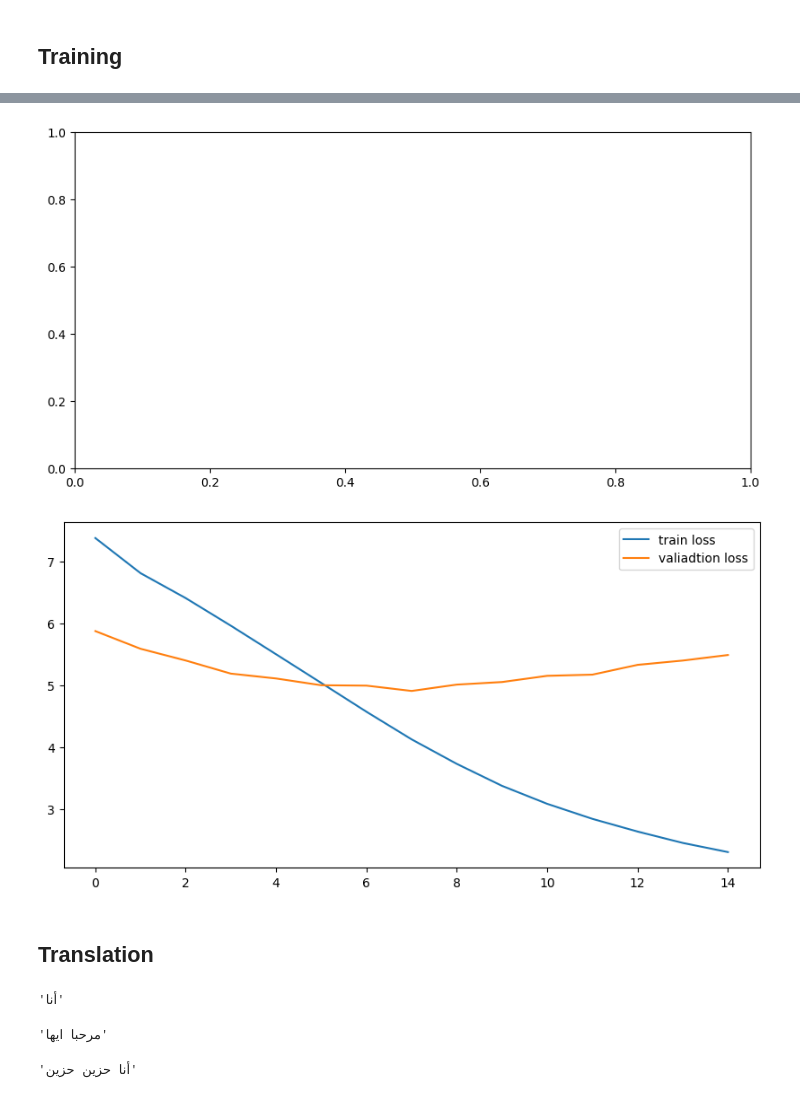
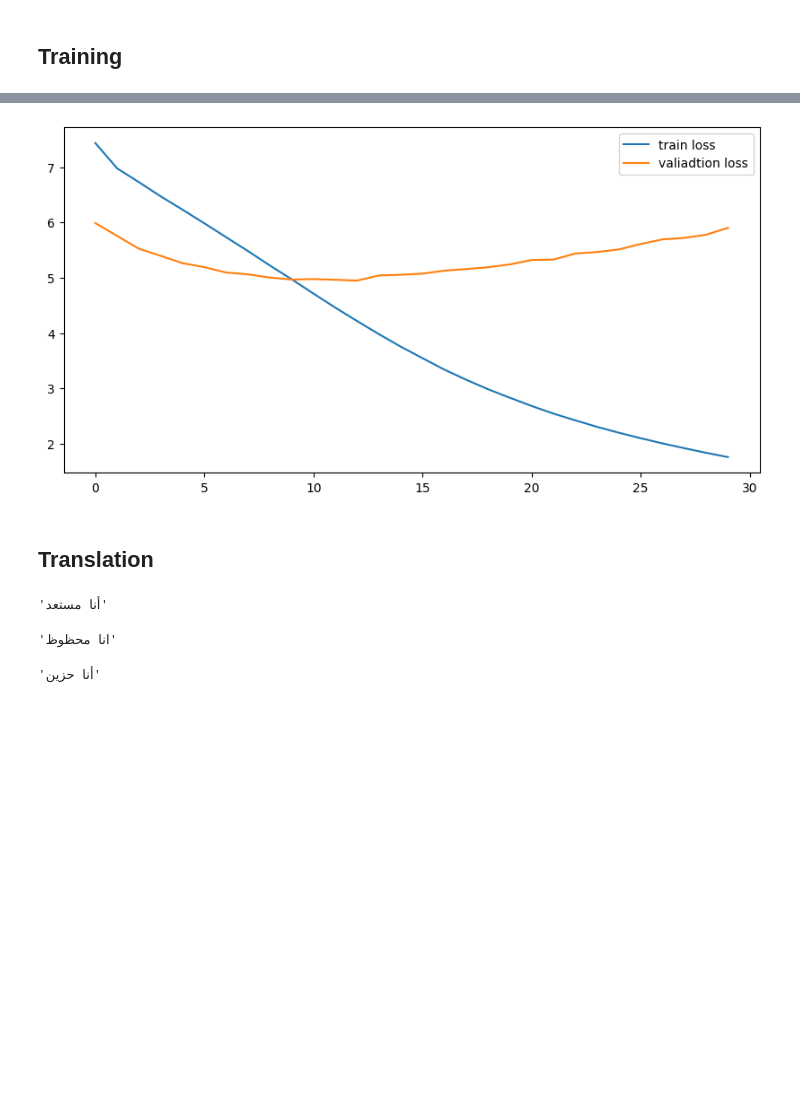
Before and after one commit to Strifee/arabic2english, a Jupyter notebook: translation.ipynb, the cells around one changed output, grey strips where cells are left out. Saved outputs shown, nothing was run; the diff lists cells and outputs as text; code cells hidden in the pictures; blank space fills up the shorter version.

```diff
--- a/translation.ipynb
+++ b/translation.ipynb
@@ -133,10 +137,7 @@ class Transformer(nn.Module):
         num_heads,
         num_encoder_layers,
         num_decoder_layers,
-        forward_expansion,
-        dropout,
         max_len,
-        device,
     ):
         super(Transformer, self).__init__()
         self.src_embeddings = nn.Embedding(src_vocab_size,embedding_size)
@@ -149,8 +150,6 @@ class Transformer(nn.Module):
             num_heads,
             num_encoder_layers,
             num_decoder_layers,
-            forward_expansion,
-            dropout,
         )
 
         self.fc_out = nn.Linear(embedding_size, trg_vocab_size)
@@ -160,9 +159,9 @@ class Transformer(nn.Module):
     def make_src_mask(self, src):
         src_mask = src.transpose(0,1) == self.src_pad_idx
 
-        return src_mask
+        return src_mask.to(device)
 
-    def forward(self,src,trg):
+    def forward(self,src,trg) :
         src_seq_length, S = src.shape
         trg_seq_length, S = trg.shape
         #adding zeros is an easy way
@@ -209,19 +208,17 @@ train_iter, valid_iter = data.BucketIterator.splits(
 load_model = False
 save_model = True
 
-num_epochs = 15
-learning_rate = 0.0003
+num_epochs = 30
+learning_rate = 0.0002
 
 num_heads = 8
 num_encoder_layers = 3
 num_decoder_layers = 3
 
 max_len= 230
-dropout = 0.10
+dropout = 0.3
 embedding_size= 256
 src_pad_idx = SRC.vocab.stoi["<pad>"]
-forward_expansion = 4
-step = 0
 
 
 src_vocab_size  = len(SRC.vocab)
@@ -239,10 +236,7 @@ model = Transformer(
     num_heads,
     num_encoder_layers,
     num_decoder_layers,
-    forward_expansion,
-    dropout,
     max_len,
-    device,
 ).to(device)
 # %% [output]
 Size of english vocabulary: 12812
@@ -338,13 +332,12 @@ for epoch in range(num_epochs):
 # %%
 #the train loss after 50 epoch
 plt.figure(figsize=(10,5))
-plt.plot(range(15),loss_track,label="train loss")
-plt.plot(range(15),loss_validation_track,label="valiadtion loss")
+plt.plot(range(30),loss_track,label="train loss")
+plt.plot(range(30),loss_validation_track,label="valiadtion loss")
 plt.legend()
 plt.show()
 # %% [output]
-[figure, old version]
+[figure, new version]
-[figure, removed]
 # %% [markdown]
 ## Translation
 # %%
@@ -367,15 +360,15 @@ def translate_sentence(model,sentence,srcField,targetField,srcTokenizer):
 # %%
 translate_sentence(model,"I'm ready" ,SRC,TRG,engTokenizer)
 # %% [output]
-'أنا'
+'أنا مستعد'
 # %%
-translate_sentence(model,"hello" ,SRC,TRG,engTokenizer)
+translate_sentence(model,"i'm lucky" ,SRC,TRG,engTokenizer)
 # %% [output]
-'مرحبا ايها'
+'انا محظوظ'
 # %%
 translate_sentence(model,"I'm sad" ,SRC,TRG,engTokenizer)
 # %% [output]
-'أنا حزين حزين'
+'أنا حزين'
 # %%
 translate_sentence(model,"what do you want" ,SRC,TRG,engTokenizer)
 # %% [output]
```
Also changed, not shown: parts of 5 cells of this notebook, 1 other file.
